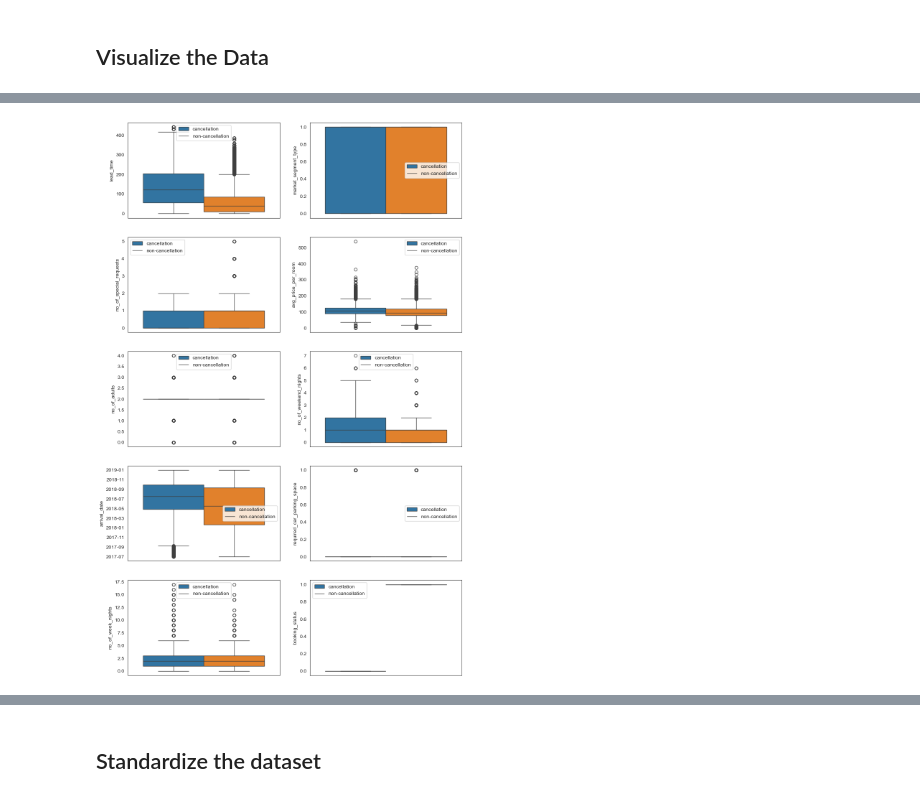
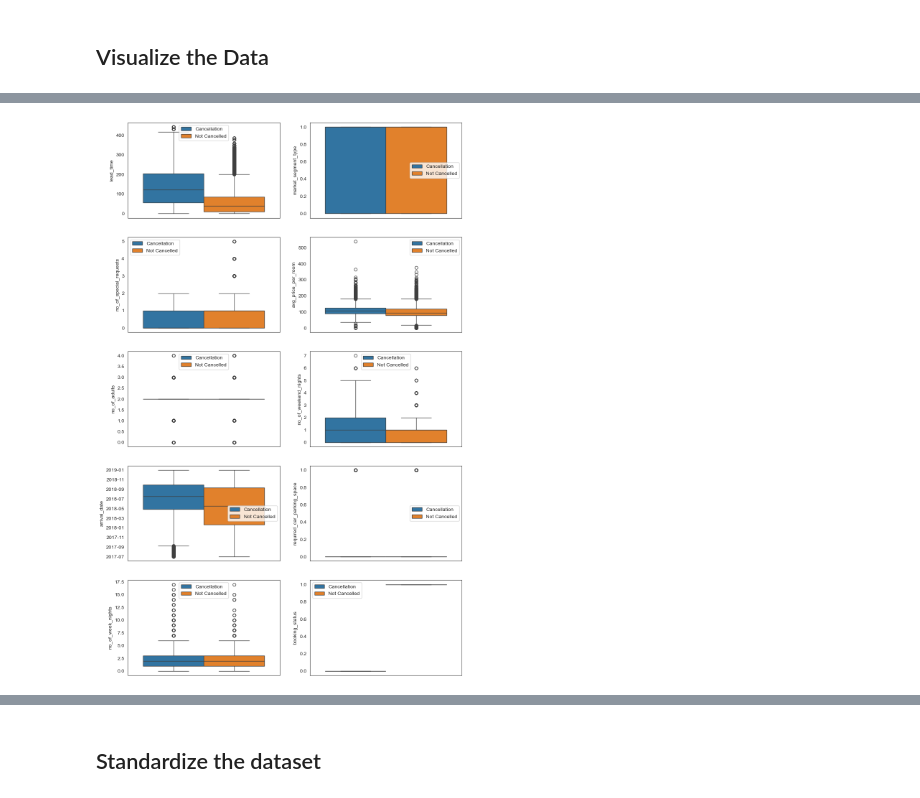
Before and after one commit to notfakearcher/yanjun, a Jupyter notebook: projects/statistics/central_tendency/cancellation _booking/cancellation_booking.ipynb, the cells around one changed output, grey strips where cells are left out. Cells and saved outputs as stored; diff of their text form; code cells hidden in the pictures.

```diff
--- a/projects/statistics/central_tendency/cancellation _booking/cancellation_booking.ipynb
+++ b/projects/statistics/central_tendency/cancellation _booking/cancellation_booking.ipynb
@@ -88,7 +116,7 @@ booking.describe()
 # %%
 # change the arrival-date to date type
-booking['arrival_date'] = pd.to_datetime(booking['arrival_date'])
-booking.info()
+booking1['arrival_date'] = pd.to_datetime(booking1['arrival_date'])
+booking1.info()
 # %% [output]
 <class 'pandas.core.frame.DataFrame'>
 RangeIndex: 36275 entries, 0 to 36274
@@ -110,18 +138,16 @@ memory usage: 2.8+ MB
 # %%
 # change market_segment_type and target from object type to numerical type
 le = LabelEncoder()
-object_type = booking.select_dtypes('object').columns
-booking[object_type] = booking.select_dtypes('object').apply(le.fit_transform)
+object_type = booking1.select_dtypes('object').columns
+booking1[object_type] = booking1.select_dtypes('object').apply(le.fit_transform)
 # %% [markdown]
 ## Visualize the Data
 # %%
-# visualize each feature in dataset
 fig, axes = plt.subplots(nrows = 5, ncols = 2, figsize = (12, 20))
 axes = np.ravel(axes)
-for i,j in enumerate(booking.columns):
+for i,j in enumerate(booking1.columns):
   sns.axes_style('white')
-  # sns.histplot(data = booking, x = j, hue = 'booking_status', bins = 20, multiple = 'stack')
-  sns.histplot(data = booking, x = j, hue = 'booking_status', bins = 20, multiple = 'dodge', ax = axes[i])
-  axes[i].legend(labels = ['Cancellation', 'Not cancellation'])
+  p1 = sns.histplot(data = booking1, x = j, hue ='booking_status',multiple = 'dodge', bins = 20, ax = axes[i])
+  p1.legend(['not canceled', 'canceled'])
 plt.show()
 # %% [output]
@@ -129,7 +154,0 @@ plt.show()
-# %%
-# visualize the whole year cancellation and not-cancellation
-sns.set_style('white')
-# sns.histplot(data = booking, x = 'arrival_date', hue = 'booking_status', bins = 20, multiple = 'stack')
-sns.histplot(data = booking, x = 'arrival_date', hue = 'booking_status', bins = 20, multiple = 'dodge')
-plt.legend(title = 'booking_status', loc = 'upper left', labels = ['Cancellation', 'Not cancellation'])
-plt.show()
@@ -138,10 +155,15 @@ plt.show()
 # %%
-# plot the boxplot so that we ca see the outliers
-fig, axes = plt.subplots(5,2, figsize = (12, 20))
+
+dict_labels = {0:'Cancellation', 1:'Not Cancelled'}
+col_keys, col_names = list(dict_labels.keys()), list(dict_labels.values())
+# visualize each feature in dataset
+fig, axes = plt.subplots(nrows = 5, ncols = 2, figsize = (12, 20))
 axes = np.ravel(axes)
-for i, j in enumerate(booking.columns):
-  sns.boxplot(data = booking, y = j, hue = 'booking_status', ax = axes[i])
-  axes[i].legend(['cancellation', 'non-cancellation'])
+for i,j in enumerate(booking1.columns):
+  sns.axes_style('white')
+  p1 = sns.boxplot(data = booking1, y = j, hue ='booking_status', ax = axes[i])
+  handles, _ = p1.get_legend_handles_labels()
+  p1.legend(handles, col_names)
 plt.show()
 # %% [output]
-[figure, old version]
+[figure, new version]
```
Also changed, not shown: parts of 27 cells of this notebook.
